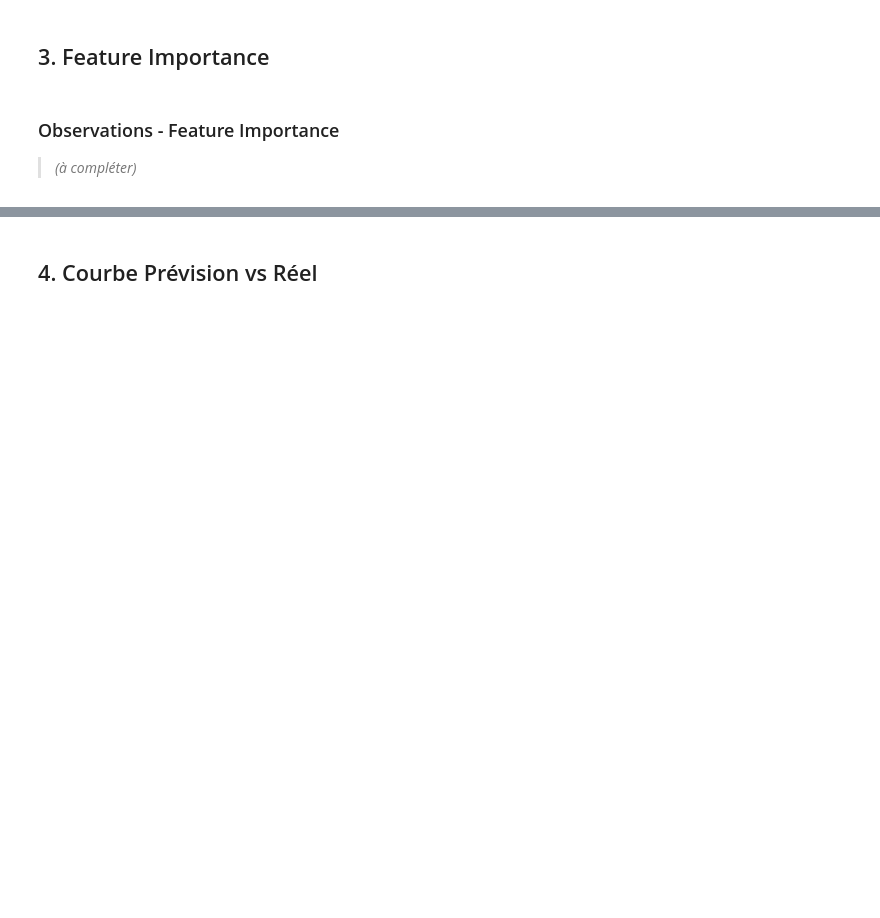
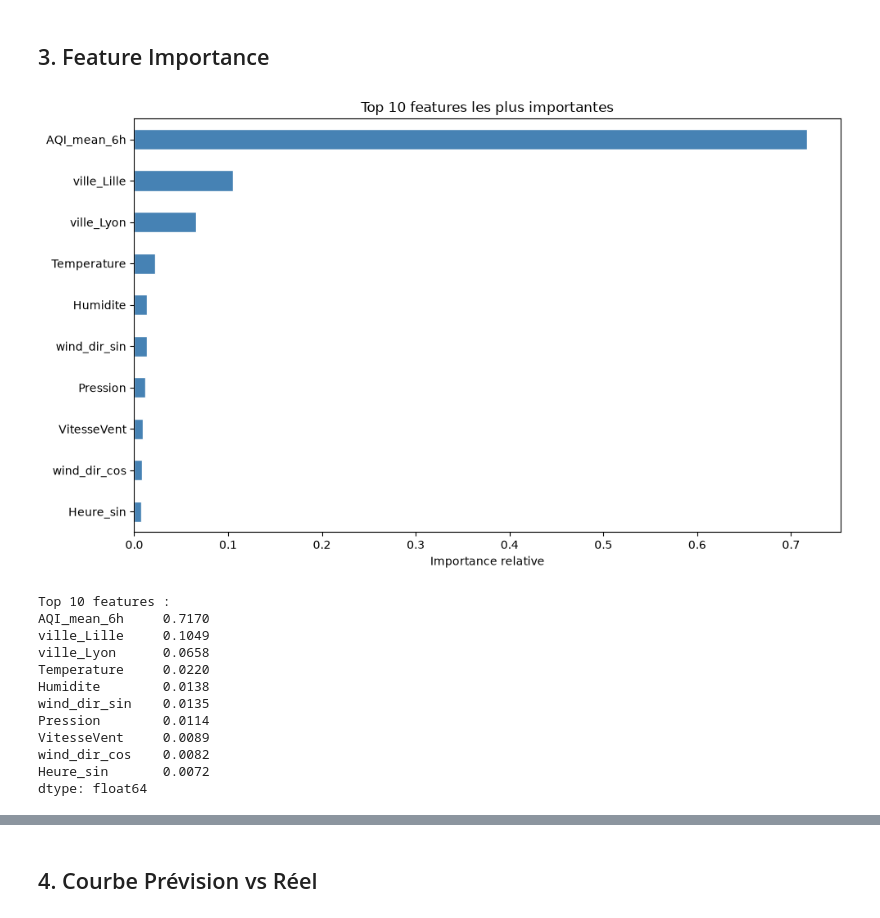
Before and after one commit to Wambaforestin/GoodAirPipeline, a Jupyter notebook: notebooks/06_evaluation.ipynb, the cells around one changed output, grey strips where cells are left out. Drawn from its saved outputs; the diff is of its cells as text; code cells hidden in the pictures; blank space fills up the shorter version.

Commit message:
feat(ml): évaluation complète feature importance et courbe prévision vs réel (notebook 06)

```diff
--- a/notebooks/06_evaluation.ipynb
+++ b/notebooks/06_evaluation.ipynb
@@ -129,21 +153,33 @@ un faux négatif (alerte manquée) est plus grave qu un faux positif.
 # %% [markdown]
 ## 3. Feature Importance
 # %%
-importance = pd.Series(
-    best_model.feature_importances_,
-    index=FEATURES
-).sort_values(ascending=True).tail(10)
+importance = (
+    pd.Series(best_model.feature_importances_, index=FEATURES)
+    .sort_values(ascending=True)
+    .tail(10)
+)
 
 plt.figure(figsize=(10, 6))
-importance.plot(kind='barh', color='steelblue', edgecolor='white')
-plt.title('Top 10 features les plus importantes')
-plt.xlabel('Importance relative')
+importance.plot(kind="barh", color="steelblue", edgecolor="white")
+plt.title("Top 10 features les plus importantes")
+plt.xlabel("Importance relative")
 plt.tight_layout()
-plt.savefig('../reports_ml/feature_importance.png')
+plt.savefig("../rapports_ml/feature_importance.png")
 plt.show()
 
-print('Top 10 features :')
+print("Top 10 features :")
 print(importance[::-1].round(4))
+# %% [output]
+[figure, added]
+Top 10 features :
+AQI_mean_6h     0.7170
+ville_Lille     0.1049
+ville_Lyon      0.0658
+Temperature     0.0220
+Humidite        0.0138
+wind_dir_sin    0.0135
+Pression        0.0114
+VitesseVent     0.0089
+wind_dir_cos    0.0082
+Heure_sin       0.0072
+dtype: float64
-# %% [markdown]
-### Observations - Feature Importance
-> *(à compléter)*
```
Also changed, not shown: parts of 8 cells of this notebook, 4 other files.
